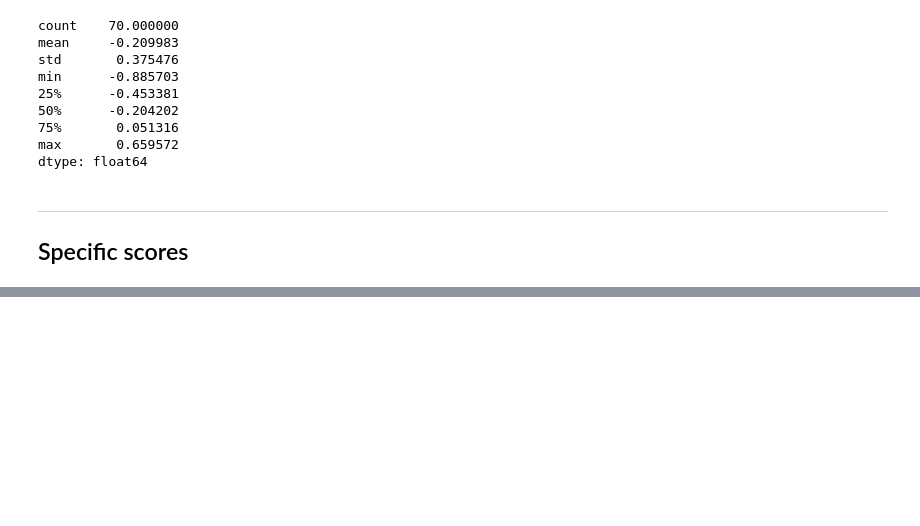
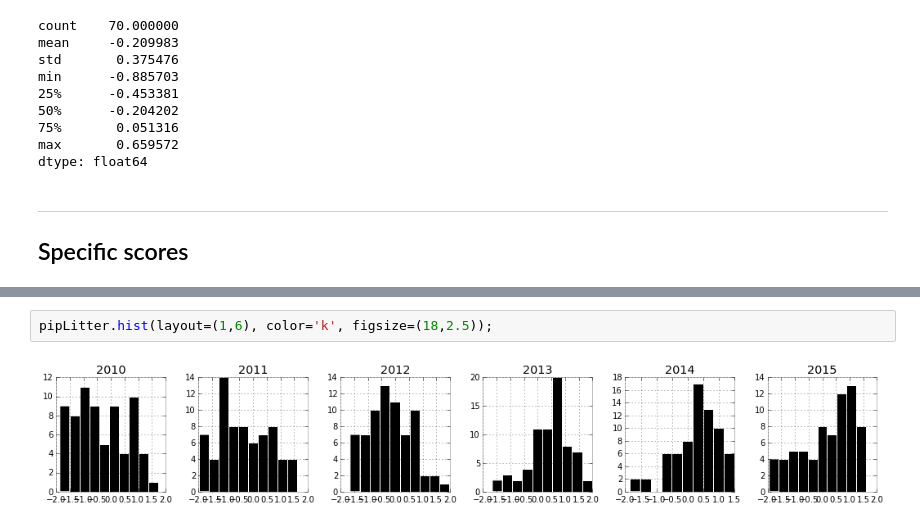
Before and after one commit to gdobler/parqa, a Jupyter notebook: 311/6_Timeseries_corellation.ipynb, the cells around one changed output, grey strips where cells are left out. Saved outputs shown, nothing was run; the diff lists cells and outputs as text; blank space fills up the shorter version.

```diff
--- a/311/6_Timeseries_corellation.ipynb
+++ b/311/6_Timeseries_corellation.ipynb
@@ -205,0 +236,4 @@ dtype: float64
+# %%
+pipLitter.hist(layout=(1,6), color='k', figsize=(18,2.5));
+# %% [output]
+[figure, added]
```
Also changed, not shown: parts of 8 cells of this notebook.
